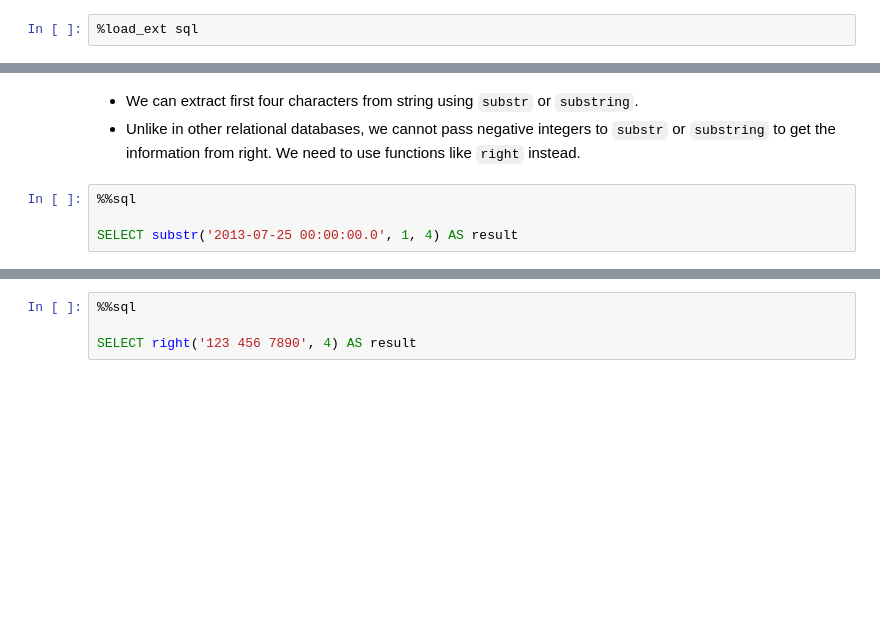
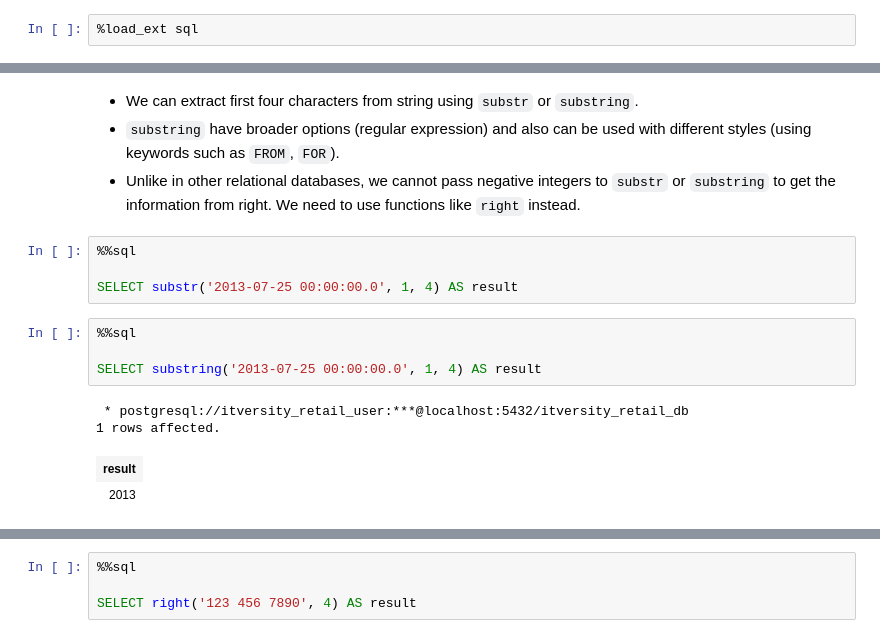
Before and after one commit to itversity/mastering-postgresql, a Jupyter notebook: 06_predefined_functions.ipynb, the cells around one changed output, grey strips where cells are left out. Saved outputs shown, nothing was run; the diff lists cells and outputs as text; blank space fills up the shorter version.

```diff
--- a/06_predefined_functions.ipynb
+++ b/06_predefined_functions.ipynb
@@ -141,7 +194,17 @@ env: DATABASE_URL=postgresql://itversity_retail_user:retail_password@localhost:5
 # %% [markdown]
 * We can extract first four characters from string using `substr` or `substring`.
+* `substring` have broader options (regular expression) and also can be used with different styles (using keywords such as `FROM`, `FOR`).
 * Unlike in other relational databases, we cannot pass negative integers to `substr` or `substring` to get the information from right. We need to use functions like `right` instead.
 # %%
 %%sql
 
 SELECT substr('2013-07-25 00:00:00.0', 1, 4) AS result
+# %%
+%%sql
+
+SELECT substring('2013-07-25 00:00:00.0', 1, 4) AS result
+# %% [output]
+ * postgresql://itversity_retail_user:***@localhost:5432/itversity_retail_db
+1 rows affected.
+| result |
+| 2013 |
```
Also changed, not shown: parts of 56 cells of this notebook, 5 other files.
